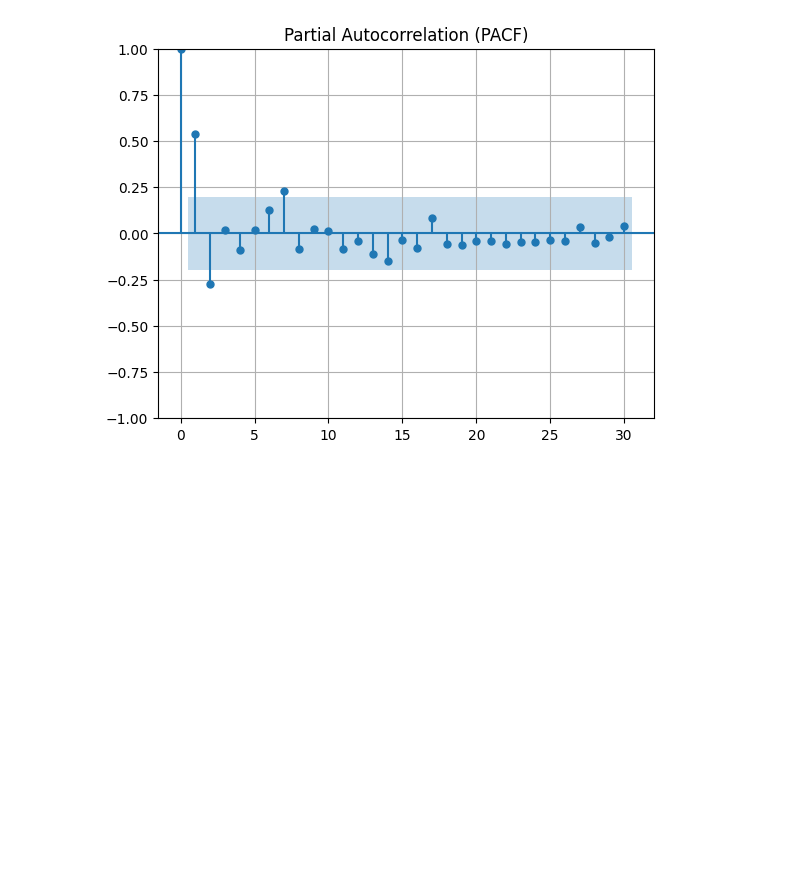
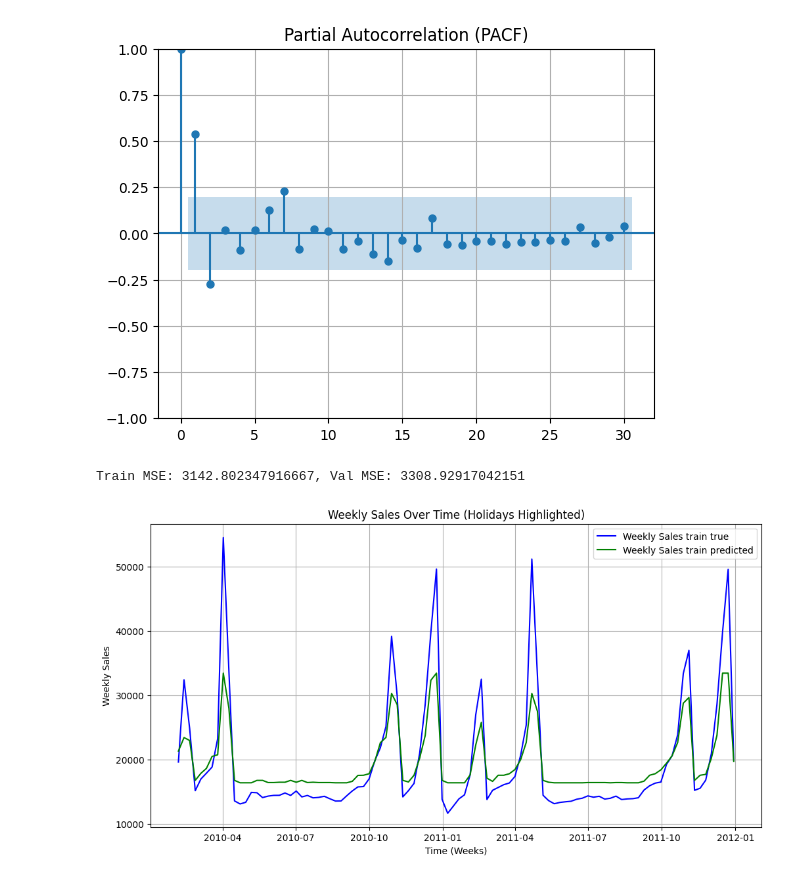
Before and after one commit to azhgh22/Walmart-Recruiting-Store-Sales-Forecasting, a Jupyter notebook: notebooks/statistical.ipynb, the cells around one changed output. Cells and saved outputs as stored; diff of their text form; code cells hidden in the pictures; blank space fills up the shorter version.

```diff
--- a/notebooks/statistical.ipynb
+++ b/notebooks/statistical.ipynb
@@ -189,2 +160,2 @@ merged['Avg_Sales'] = merged[[col for col in merged.columns if col.startswith('S
 # %%
-merged
+merged = dept1.get_train_avarage()
@@ -246,0 +222,3 @@ plt.show()
+# %%
+x_train, y_train = create_data(dept1.get_train_avarage(), dept1.get_train(1))
+x_val, y_val = create_data(dept1.get_val_avarage(), dept1.get_val(1))
@@ -246,0 +230,34 @@ plt.show()
+# %%
+model = XGBRegressor(
+    n_estimators=88,
+    learning_rate=0.01,
+    max_depth=5,
+    objective='reg:squarederror',
+    random_state=42,
+)
+
+model.fit(x_train, y_train,
+          eval_set=[(x_train, y_train), (x_val, y_val)],
+        verbose=False)
+
+y_train_predict = model.predict(x_train)
+y_val_predict = model.predict(x_val)
+train_score = mean_absolute_error(y_train, y_train_predict)
+val_score = mean_absolute_error(y_val, y_val_predict)
+print(f"Train MSE: {train_score}, Val MSE: {val_score}")
+# %% [output]
+Train MSE: 3142.802347916667, Val MSE: 3308.92917042151
+# %%
+plt.figure(figsize=(12, 6))
+plt.plot(merged['Date'], merged['Avg_Sales'], label='Weekly Sales train true', color='blue')
+plt.plot(merged['Date'], y_train_predict, label='Weekly Sales train predicted', color='green')
+# plt.scatter(holidays['Date'], holidays['Weekly_Sales'], color='red', label='Holiday', zorder=5)
+
+plt.title("Weekly Sales Over Time (Holidays Highlighted)")
+plt.xlabel("Time (Weeks)")
+plt.ylabel("Weekly Sales")
+plt.legend()
+plt.grid(True)
+plt.show()
+# %% [output]
+[figure, added]
```
Also changed, not shown: parts of 15 cells of this notebook.
